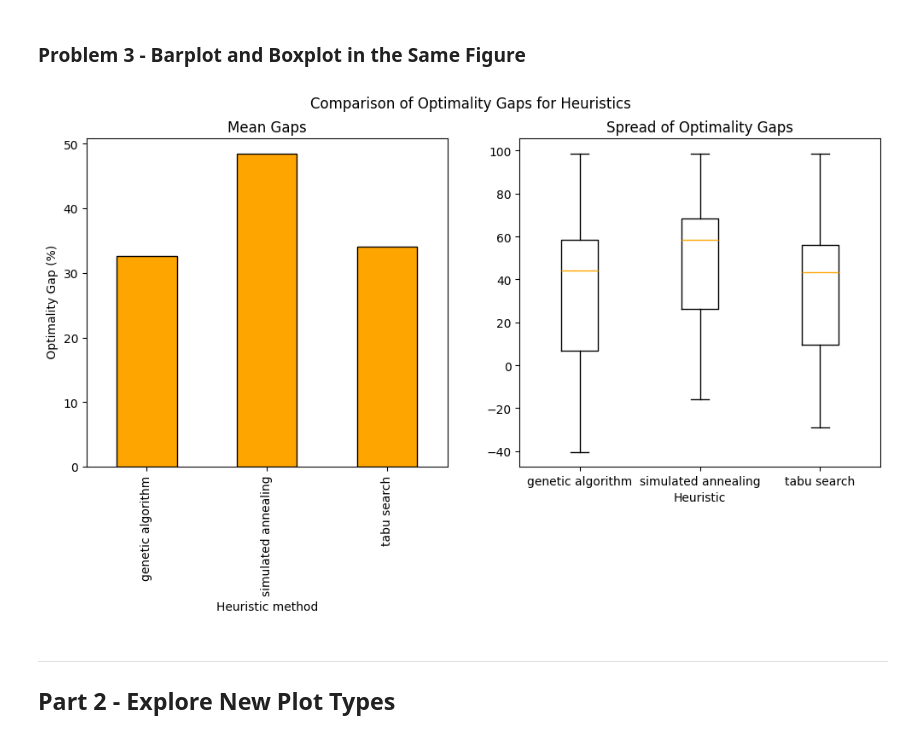
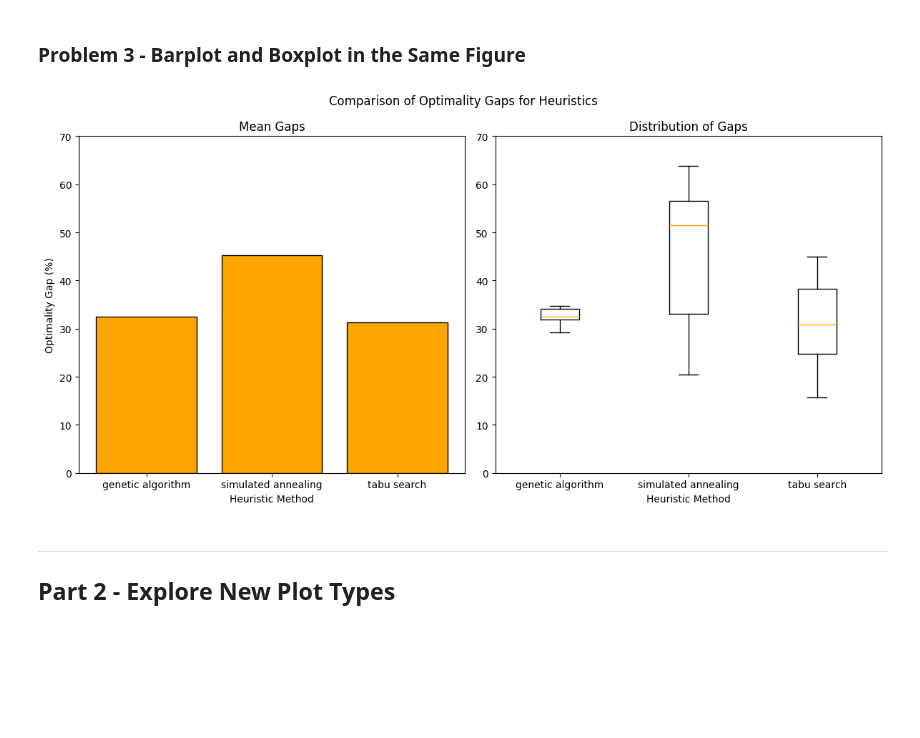
Before and after one commit to IE-555/homework4-lohithub, a Jupyter notebook: lohithpr_hw4.ipynb, the cells around one changed output. Cells and saved outputs as stored; diff of their text form; code cells hidden in the pictures; blank space fills up the shorter version.

```diff
--- a/lohithpr_hw4.ipynb
+++ b/lohithpr_hw4.ipynb
@@ -79,44 +79,75 @@ plt.show()
 # %%
 # Use "Code" cells to import libraries,
 # read .csv data, and
 # create your plots.
 # ...
 import pandas as pd
 import matplotlib.pyplot as plt
 
 # (a) Load data from the CSV file, ignoring comments
-data = pd.read_csv("solution_data.csv", comment="%", header=None, names=['Problem ID', 'Solution Approach', 'OFV'])
+df = pd.read_csv("solution_data.csv", comment="%", header=None, names=['Problem', 'Solution Approach', 'Value'])
 
 # (b) Calculate optimality gaps
-optimal_OFV = data[data['Solution Approach'] == 'optimal']['OFV'].mean()
-data['Optimality Gap'] = ((optimal_OFV - data['OFV']) / optimal_OFV) * 100
-data = data[data['Solution Approach'] != 'optimal']
+# get the problem wise optimal value
+df['OptimalOFV'] = df.groupby('Problem')['Value'].transform(lambda x: x.loc[df['Solution Approach'] == 'optimal'].iloc[0])
+# calculate the optimality gap for each heuristic
+df['optimality_gap'] = (df['OptimalOFV'] - df['Value']) / df['OptimalOFV'] * 100
+# optimal_OFV = data[data['Solution Approach'] == 'optimal']['OFV'].mean()
+# data['Optimality Gap'] = ((optimal_OFV - data['OFV']) / optimal_OFV) * 100
+# Filter data for specified heuristics
+filtered_df = df[df['Solution Approach'].isin(['genetic algorithm', 'simulated annealing', 'tabu search'])]
+# data = data[data['Solution Approach'] != 'optimal']
 # Create a single figure with two subplots
-fig, axes = plt.subplots(1, 2, figsize=(12, 5))
+# fig, axes = plt.subplots(1, 2, figsize=(12, 5))
 
-# Set the figure title
-fig.suptitle("Comparison of Optimality Gaps for Heuristics")
+# # Set the figure title
+# fig.suptitle("Comparison of Optimality Gaps for Heuristics")
 
-# (i) Barplot for average optimality gaps
-average_gaps = data.groupby('Solution Approach')['Optimality Gap'].mean()
-average_gaps.plot(kind='bar', ax=axes[0], color='orange', edgecolor='black')
-axes[0].set_xlabel('Heuristic method')
-axes[0].set_ylabel(' Optimality Gap (%)')
-axes[0].set_title('Mean Gaps')
+# # (i) Barplot for average optimality gaps
+# average_gaps = data.groupby('Solution Approach')['Optimality Gap'].mean()
+# average_gaps.plot(kind='bar', ax=axes[0], color='orange', edgecolor='black')
+# axes[0].set_xlabel('Heuristic method')
+# axes[0].set_ylabel(' Optimality Gap (%)')
+# axes[0].set_title('Mean Gaps')
 
-# (ii) Boxplot for spread of optimality gaps
-boxplot_data = [data[data['Solution Approach'] == approach]['Optimality Gap'] for approach in data['Solution Approach'].unique()]
-axes[1].boxplot(boxplot_data, labels=data['Solution Approach'].unique(), medianprops={'color': 'orange'})
-axes[1].set_xlabel('Heuristic')
-axes[1].set_title('Spread of Optimality Gaps')
+# # (ii) Boxplot for spread of optimality gaps
+# boxplot_data = [data[data['Solution Approach'] == approach]['Optimality Gap'] for approach in data['Solution Approach'].unique()]
+# axes[1].boxplot(boxplot_data, labels=data['Solution Approach'].unique(), medianprops={'color': 'orange'})
+# axes[1].set_xlabel('Heuristic')
+# axes[1].set_title('Spread of Optimality Gaps')
 
-# Set the y-axis scale to be the same for both subplots
-axes[1].set_ylim(axes[1].get_ylim())
+# # Set the y-axis scale to be the same for both subplots
+# axes[1].set_ylim(axes[1].get_ylim())
 
-# Display the figure
+# # Display the figure
+# plt.show()
+# Create the figure and the subplots
+fig, axs = plt.subplots(1, 2, figsize=(12, 6))
+
+# Plot for the first subplot (bar plot)
+axs[0].bar(filtered_df['Solution Approach'].unique(), filtered_df.groupby('Solution Approach')['optimality_gap'].mean(), color='orange', edgecolor='black')
+axs[0].set_title('Mean Gaps')
+axs[0].set_xlabel('Heuristic Method')
+axs[0].set_ylabel('Optimality Gap (%)')
+axs[0].set_yticks(range(0, int(filtered_df['optimality_gap'].max()) + 10, 10))
+
+# Plot for the second subplot (box plot)
+axs[1].boxplot([filtered_df[filtered_df['Solution Approach'] == method]['optimality_gap'] for method in filtered_df['Solution Approach'].unique()],
+               labels=filtered_df['Solution Approach'].unique(), medianprops=dict(color='orange'))
+axs[1].set_title('Distribution of Gaps')
+axs[1].set_xlabel('Heuristic Method')
+axs[1].set_yticks(range(0, int(filtered_df['optimality_gap'].max()) + 10, 10))
+
+# Set the same y-axis scale for both subplots
+ylim = axs[1].get_ylim()
+axs[0].set_ylim(ylim)
+
+# Adjust layout
+plt.suptitle('Comparison of Optimality Gaps for Heuristics')
+plt.tight_layout()
 plt.show()
 # %% [output]
-[figure, old version]
+[figure, new version]
 # %%
 # It's OK to break up your code into multiple cells.
 # %% [markdown]
```
